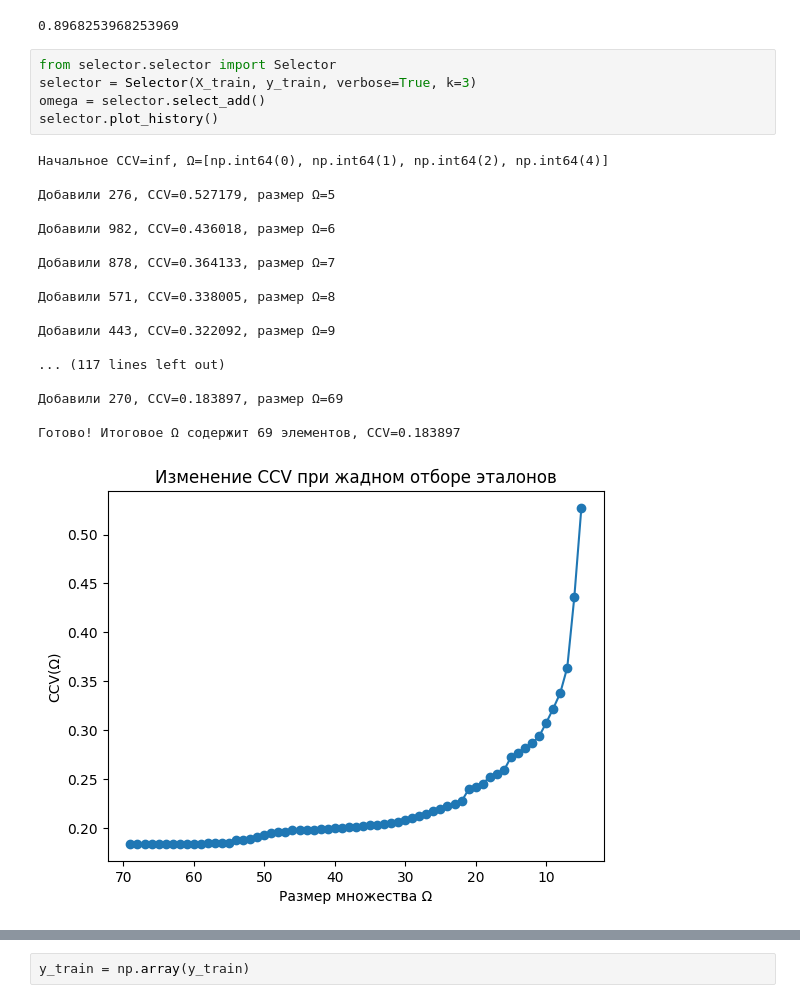
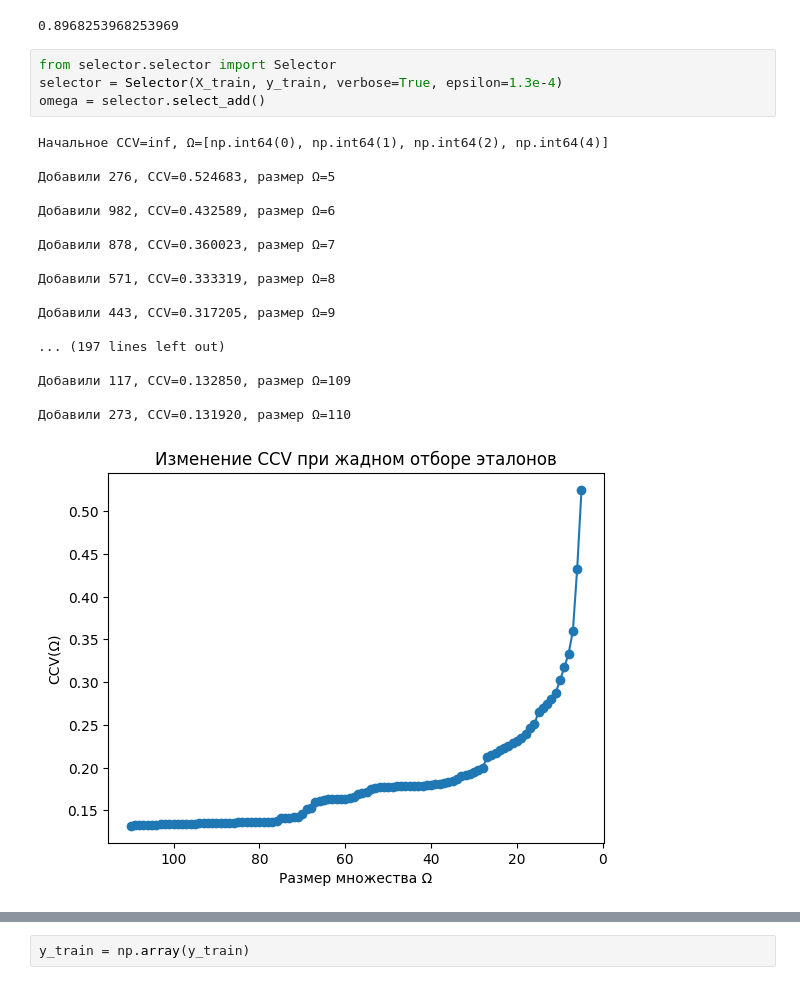
Before and after one commit to itmo-mla/fall-2025, a Jupyter notebook: students/rudyk-yy/lab2/source/lab2.ipynb, the cells around one changed output, grey strips where cells are left out. Saved outputs shown, nothing was run; the diff lists cells and outputs as text.

```diff
--- a/students/rudyk-yy/lab2/source/lab2.ipynb
+++ b/students/rudyk-yy/lab2/source/lab2.ipynb
@@ -175,25 +175,24 @@ count/len(y_test)
 0.8968253968253969
 # %%
 from selector.selector import Selector
-selector = Selector(X_train, y_train, verbose=True, k=3)
+selector = Selector(X_train, y_train, verbose=True, epsilon=1.3e-4)
 omega = selector.select_add()
-selector.plot_history()
 # %% [output]
 Начальное CCV=inf, Ω=[np.int64(0), np.int64(1), np.int64(2), np.int64(4)]
 
-Добавили 276, CCV=0.527179, размер Ω=5
+Добавили 276, CCV=0.524683, размер Ω=5
 
-Добавили 982, CCV=0.436018, размер Ω=6
+Добавили 982, CCV=0.432589, размер Ω=6
 
-Добавили 878, CCV=0.364133, размер Ω=7
+Добавили 878, CCV=0.360023, размер Ω=7
 
-Добавили 571, CCV=0.338005, размер Ω=8
+Добавили 571, CCV=0.333319, размер Ω=8
 
-Добавили 443, CCV=0.322092, размер Ω=9
+Добавили 443, CCV=0.317205, размер Ω=9
 
-... (117 lines left out)
+... (197 lines left out)
 
-Добавили 270, CCV=0.183897, размер Ω=69
+Добавили 117, CCV=0.132850, размер Ω=109
 
-Готово! Итоговое Ω содержит 69 элементов, CCV=0.183897
+Добавили 273, CCV=0.131920, размер Ω=110
-[figure, old version]
+[figure, new version]
```
Also changed, not shown: parts of 4 cells of this notebook, 3 other files.
